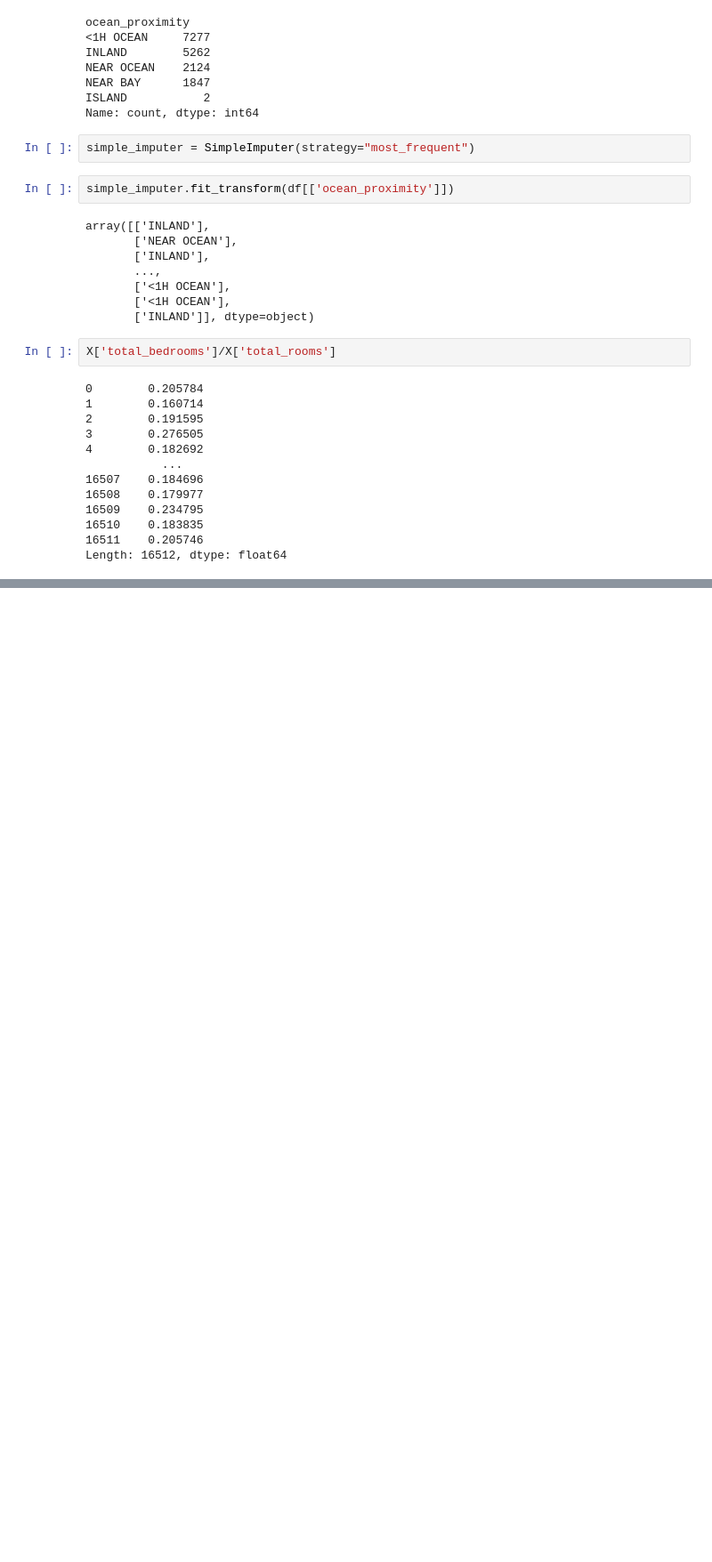
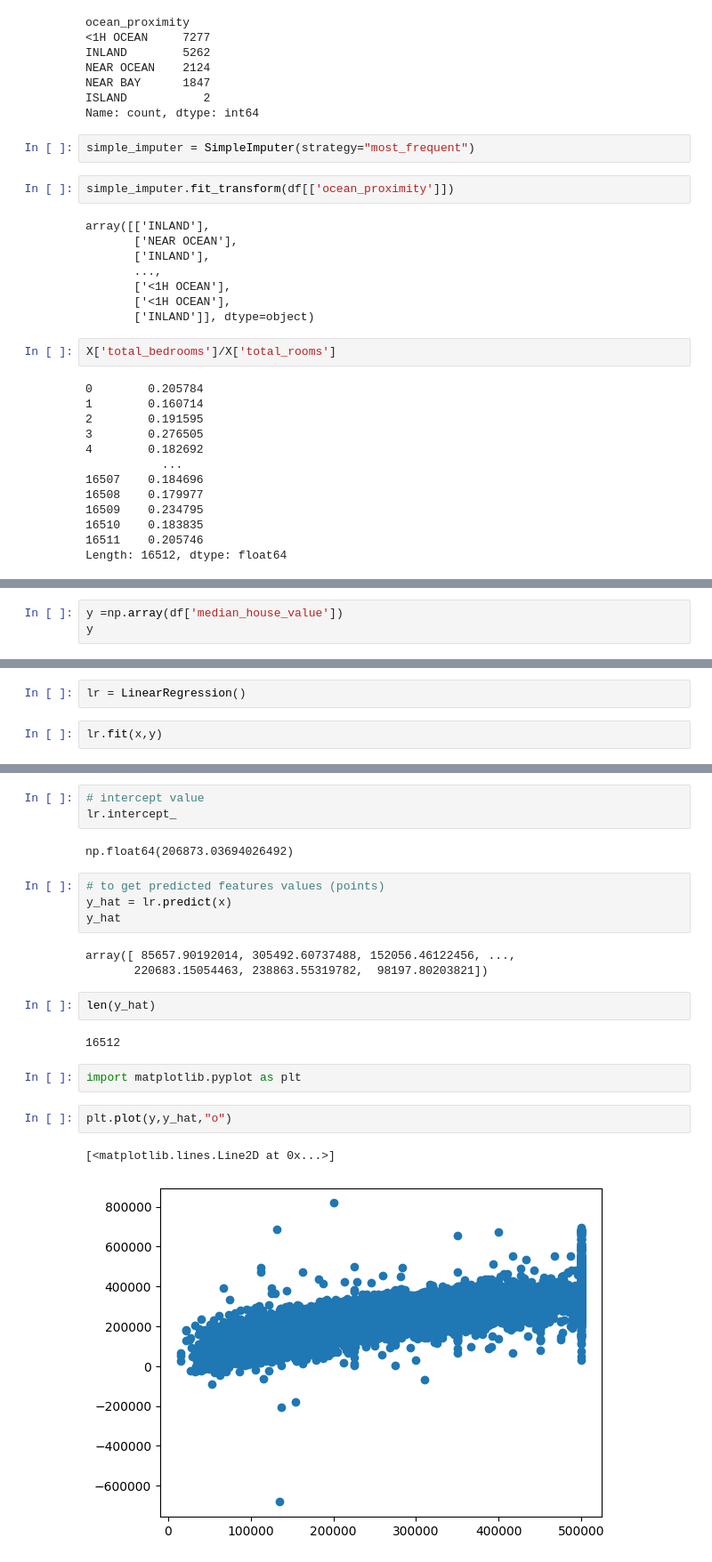
Before and after one commit to amargajula123/MLOps_house_price_project, a Jupyter notebook: notebook/EDA.ipynb, the cells around one changed output, grey strips where cells are left out. Shown: that part at 89% size. Saved outputs shown, nothing was run; the diff lists cells and outputs as text; blank space fills up the shorter version.

```diff
--- a/notebook/EDA.ipynb
+++ b/notebook/EDA.ipynb
@@ -137,0 +450,3 @@ Length: 16512, dtype: float64
+# %%
+y =np.array(df['median_house_value'])
+y
@@ -137,0 +457,4 @@ Length: 16512, dtype: float64
+# %%
+lr = LinearRegression()
+# %%
+lr.fit(x,y)
@@ -137,0 +476,23 @@ Length: 16512, dtype: float64
+# %%
+# intercept value
+lr.intercept_
+# %% [output]
+np.float64(206873.03694026492)
+# %%
+# to get predicted features values (points)
+y_hat = lr.predict(x)
+y_hat
+# %% [output]
+array([ 85657.90192014, 305492.60737488, 152056.46122456, ...,
+       220683.15054463, 238863.55319782,  98197.80203821])
+# %%
+len(y_hat)
+# %% [output]
+16512
+# %%
+import matplotlib.pyplot as plt
+# %%
+plt.plot(y,y_hat,"o")
+# %% [output]
+[<matplotlib.lines.Line2D at 0x...>]
+[figure, added]
```
Also changed, not shown: parts of 44 cells of this notebook, 9 other files.
